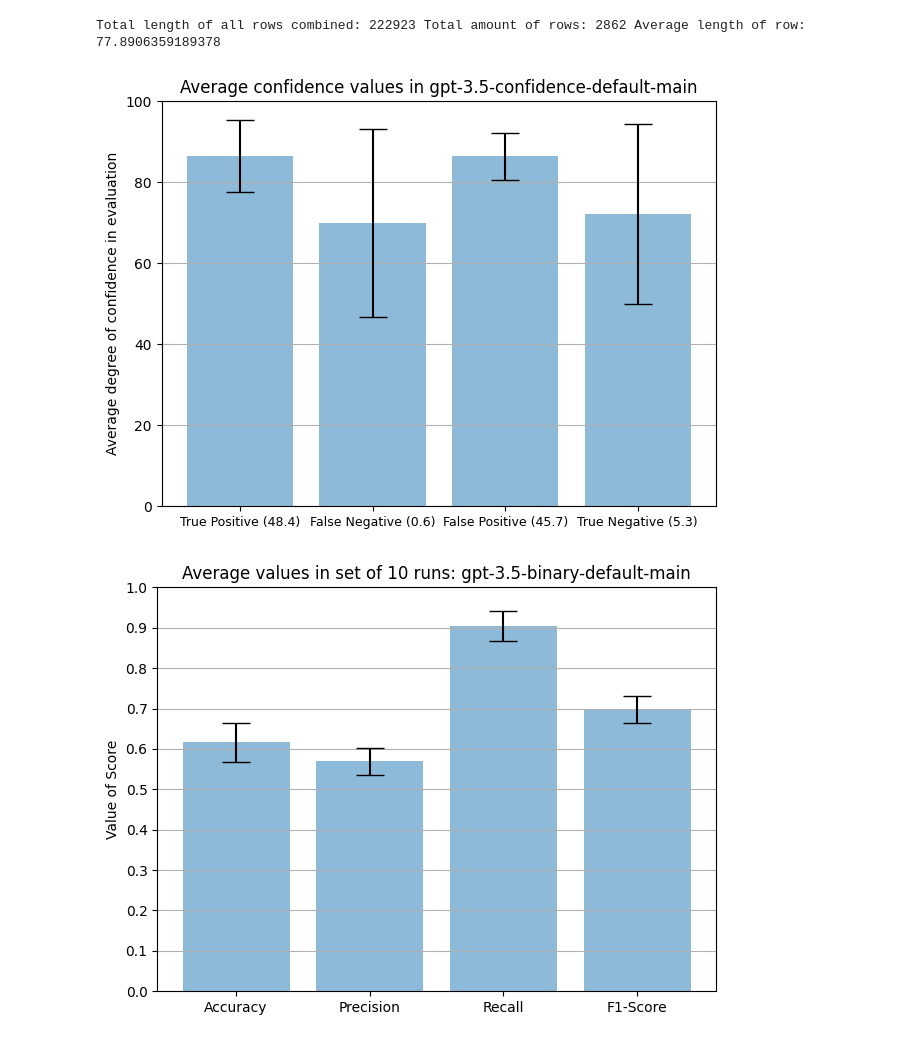
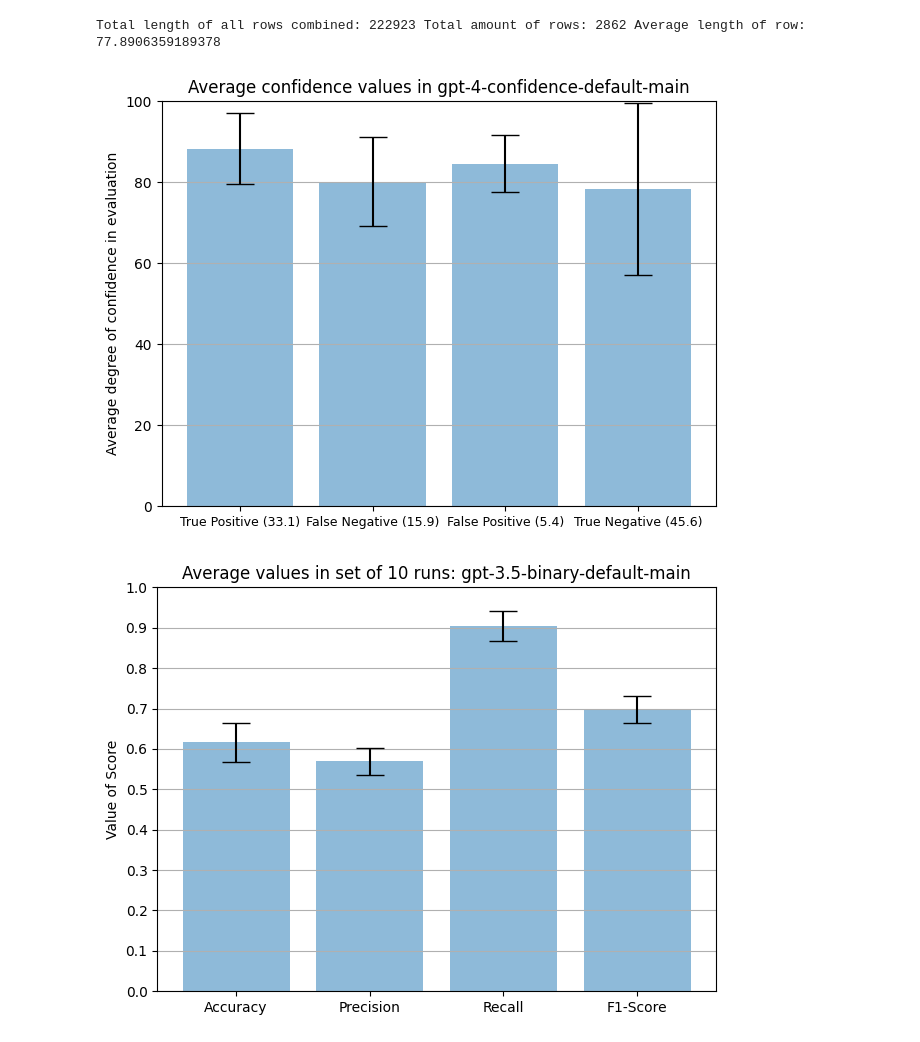
Before and after one commit to Jonas-Barth/bachelor, a Jupyter notebook: score calcs.ipynb, the cells around one changed output. Cells and saved outputs as stored; diff of their text form; code cells hidden in the pictures.

```diff
--- a/score calcs.ipynb
+++ b/score calcs.ipynb
@@ -527,7 +527,7 @@ def matrixPlotConfidence(tp, fp, fn, tn, path, name, length):
 
 import pandas as pd
 
-name = "gpt-4-confidence-default-main (2024-08-22_12-53)"
+name = "gpt-4-confidence-default-main (2024-08-23_14-48)"
 path = "Writing\\Run sets\\" + name
 
 splitName = name.split(" ")
@@ -554,34 +554,34 @@ runArray = []
 tpArray = []
 fnArray = []
 fpArray = []
 tnArray = []
 
 tpConf = []
 fnConf = []
 fpConf = []
 tnConf = []
 
 
 for res in resultScores:
     resultRuns = resultRuns + 1
     runArray.append(resultRuns)
     tpArray.append(res['tp'])
     fnArray.append(res['fn'])
     fpArray.append(res['fp'])
     tnArray.append(res['tn'])
     tpConf = tpConf + res['tpConf']
     fnConf = fnConf + res['fnConf']
     fpConf = fpConf + res['fpConf']
     tnConf = tnConf + res['tnConf']
     #print(tpConf, "\n")
 
 #resultScores
 matrixPlotConfidence(tpConf, fpConf, fnConf, tnConf, path + '\\figures', splitName[0], resultRuns)
 
 # save the original data evaluated as well as the results (all of which is in resultSetAlt) as a csv for review if required
 #resultSetAlt.to_csv(pathTime + '\\results.csv', index = False)
 # %% [output]
-[figure, old version]
+[figure, new version]
 # %%
 def isSentiment(string):
     string = string.replace(' ', '')
```
Also changed, not shown: 11 other files.
